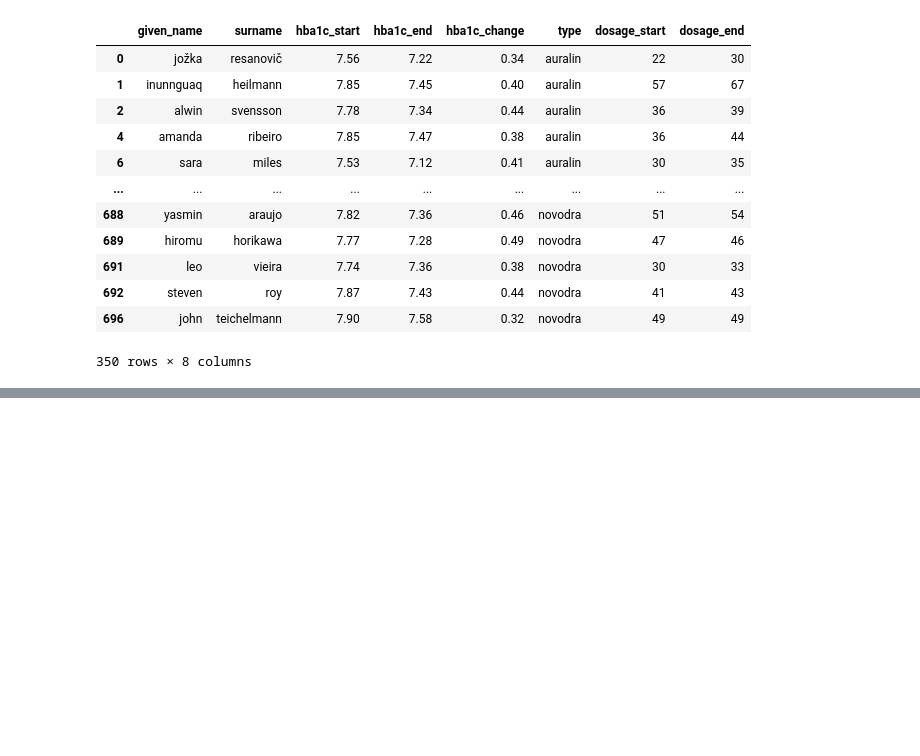
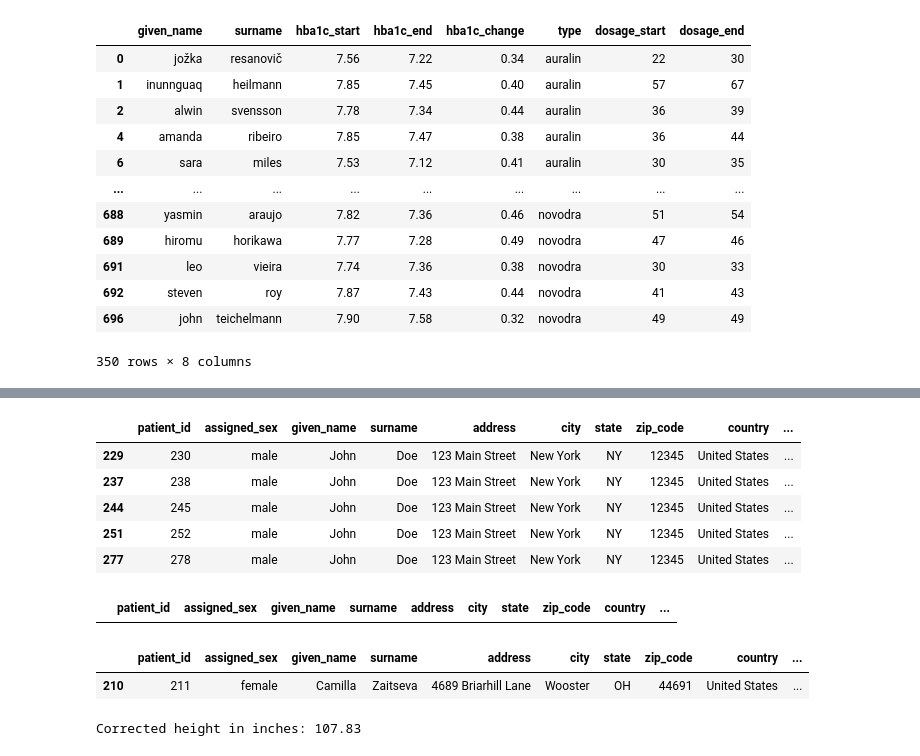
Before and after one commit to Apurba1903/Data_Analysis, a Jupyter notebook: Week 11 data_accessing_and_cleaning.ipynb, the cells around one changed output, grey strips where cells are left out. Cells and saved outputs as stored; diff of their text form; code cells hidden in the pictures; blank space fills up the shorter version.

```diff
--- a/Week 11 data_accessing_and_cleaning.ipynb
+++ b/Week 11 data_accessing_and_cleaning.ipynb
@@ -618,0 +895,5 @@ treatments_df = treatments_df.merge(adverse_reactions_df, how='left', on=['given
+# %%
+# Handle missing data - Filling Unknown now, before going for Training have to drop these, or can take other decision
+
+# Here we will fill with a placeholder; consider using more sophisticated methods like imputation
+patients_df[['address', 'city', 'state', 'zip_code', 'country', 'phone']] = patients_df[['address', 'city', 'state', 'zip_code', 'country', 'phone']].fillna('Unknown')
@@ -618,0 +926,5 @@ treatments_df = treatments_df.merge(adverse_reactions_df, how='left', on=['given
+# %%
+patients_df['assigned_sex'] = patients_df['assigned_sex'].astype('category') # From Object
+patients_df['zip_code'] = patients_df['zip_code'].astype(str) # Already Corrected while making it for 5 digit
+patients_df['birthdate'] = pd.to_datetime(patients_df['birthdate'], errors='coerce') # From Object
+patients_df.info()
@@ -618,0 +949,10 @@ treatments_df = treatments_df.merge(adverse_reactions_df, how='left', on=['given
+# %%
+# Issue: duplicate entries by the name of John Doe accuracy
+patients_df[patients_df.duplicated(subset=['given_name', 'surname'])]
+# %% [output]
+|  | patient_id | assigned_sex | given_name | surname | address | city | state | zip_code | country | ... |
+| 229 | 230 | male | John | Doe | 123 Main Street | New York | NY | 12345 | United States | ... |
+| 237 | 238 | male | John | Doe | 123 Main Street | New York | NY | 12345 | United States | ... |
+| 244 | 245 | male | John | Doe | 123 Main Street | New York | NY | 12345 | United States | ... |
+| 251 | 252 | male | John | Doe | 123 Main Street | New York | NY | 12345 | United States | ... |
+| 277 | 278 | male | John | Doe | 123 Main Street | New York | NY | 12345 | United States | ... |
@@ -618,0 +962,22 @@ treatments_df = treatments_df.merge(adverse_reactions_df, how='left', on=['given
+# %%
+
+patients_df[patients_df.duplicated(subset=['given_name', 'surname'])]
+# %% [output]
+|  | patient_id | assigned_sex | given_name | surname | address | city | state | zip_code | country | ... |
+# %%
+# Issue: one patient has weight = 48 pounds accuracy
+patients_df.loc[patients_df['weight'] == 48.80]
+# %% [output]
+|  | patient_id | assigned_sex | given_name | surname | address | city | state | zip_code | country | ... |
+| 210 | 211 | female | Camilla | Zaitseva | 4689 Briarhill Lane | Wooster | OH | 44691 | United States | ... |
+# %%
+# Given values
+height = 63
+bmi = 19.1
+
+# Calculate weight in kg
+weight_lbs = (bmi * height**2) / 703
+
+print(f"Corrected height in inches: {weight_lbs:.2f}")
+# %% [output]
+Corrected height in inches: 107.83
```
Also changed, not shown: parts of 52 cells of this notebook, 1 other file.
